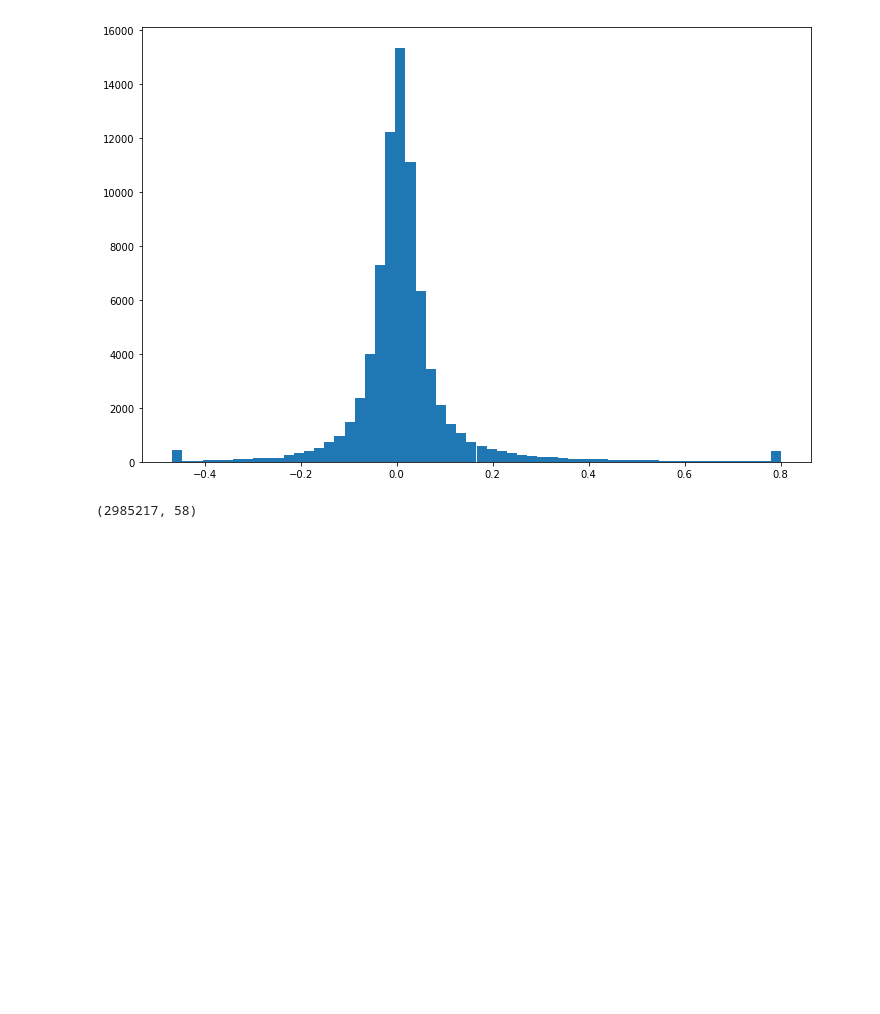
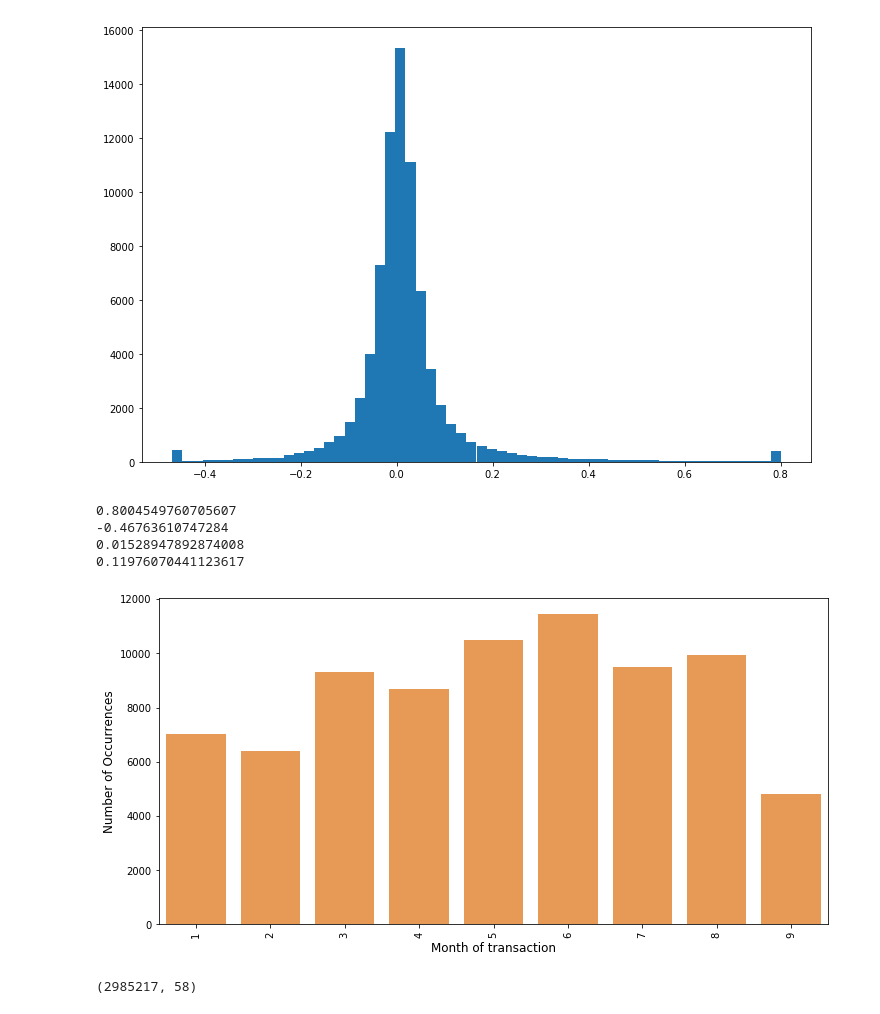
Before and after one commit to tiandiao123/deep_learning, a Jupyter notebook: zillow_price_project/Final Project.ipynb, the cells around one changed output. Drawn from its saved outputs; the diff is of its cells as text; code cells hidden in the pictures; blank space fills up the shorter version.

```diff
--- a/zillow_price_project/Final Project.ipynb
+++ b/zillow_price_project/Final Project.ipynb
@@ -44,6 +44,33 @@ plt.hist(train_df.logerror.values, 60)
 plt.show()
 # %% [output]
 [figure]
+# %%
+print(max(train_df.logerror.values))
+print(min(train_df.logerror.values))
+mean_val = 0
+for ele in train_df.logerror.values:
+    mean_val += ele
+print(mean_val/len(train_df.logerror.values))
+print(np.std(train_df.logerror.values))
+# %% [output]
+0.8004549760705607
+-0.46763610747284
+0.01528947892874008
+0.11976070441123617
+# %%
+import seaborn as sns
+color = sns.color_palette()
+train_df['transaction_month'] = train_df['transactiondate'].dt.month
+
+cnt_srs = train_df['transaction_month'].value_counts()
+plt.figure(figsize=(12,6))
+sns.barplot(cnt_srs.index, cnt_srs.values, alpha=0.8, color=color[1])
+plt.xticks(rotation='vertical')
+plt.xlabel('Month of transaction', fontsize=12)
+plt.ylabel('Number of Occurrences', fontsize=12)
+plt.show()
+# %% [output]
+[figure, added]
 # %%
 prop_df = pd.read_csv("properties_2017.csv")
 prop_df.shape
```
Also changed, not shown: parts of 4 cells of this notebook, 3 other files.
